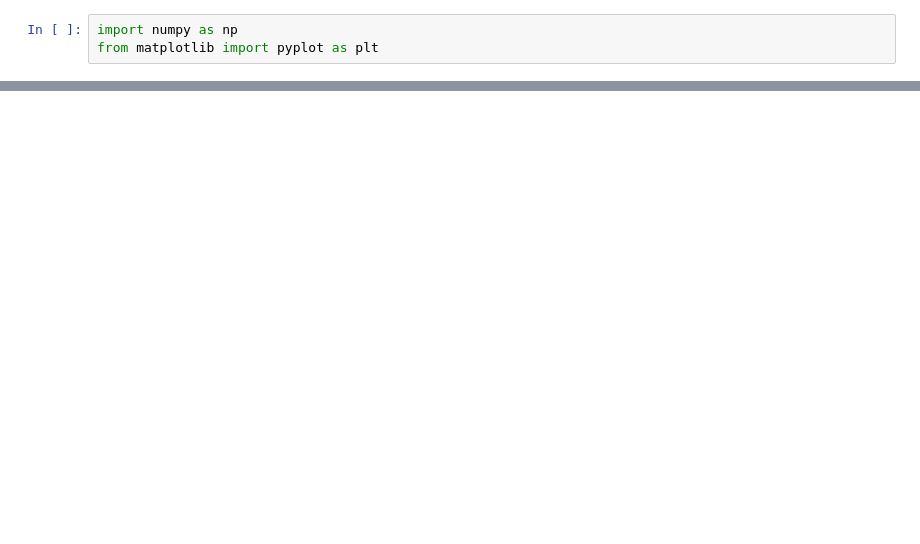
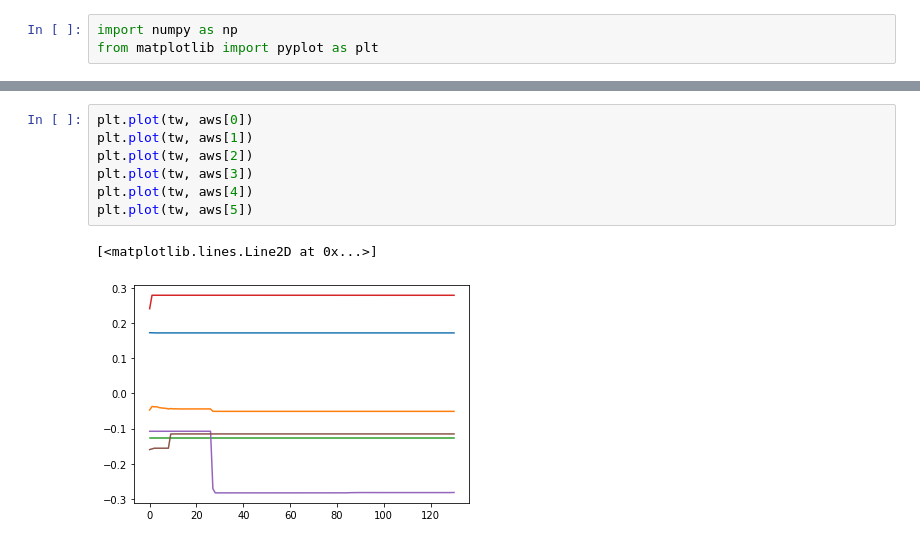
Before and after one commit to viktorvesely/RL_-realny_lebiak-, a Jupyter notebook: DRIFTAK/ANALYSIS.ipynb, the cells around one changed output, grey strips where cells are left out. Saved outputs shown, nothing was run; the diff lists cells and outputs as text; blank space fills up the shorter version.

```diff
--- a/DRIFTAK/ANALYSIS.ipynb
+++ b/DRIFTAK/ANALYSIS.ipynb
@@ -26,0 +33,10 @@ aws.shape
+# %%
+plt.plot(tw, aws[0])
+plt.plot(tw, aws[1])
+plt.plot(tw, aws[2])
+plt.plot(tw, aws[3])
+plt.plot(tw, aws[4])
+plt.plot(tw, aws[5])
+# %% [output]
+[<matplotlib.lines.Line2D at 0x...>]
+[figure, added]
```
Also changed, not shown: parts of 8 cells of this notebook, 11 other files.
